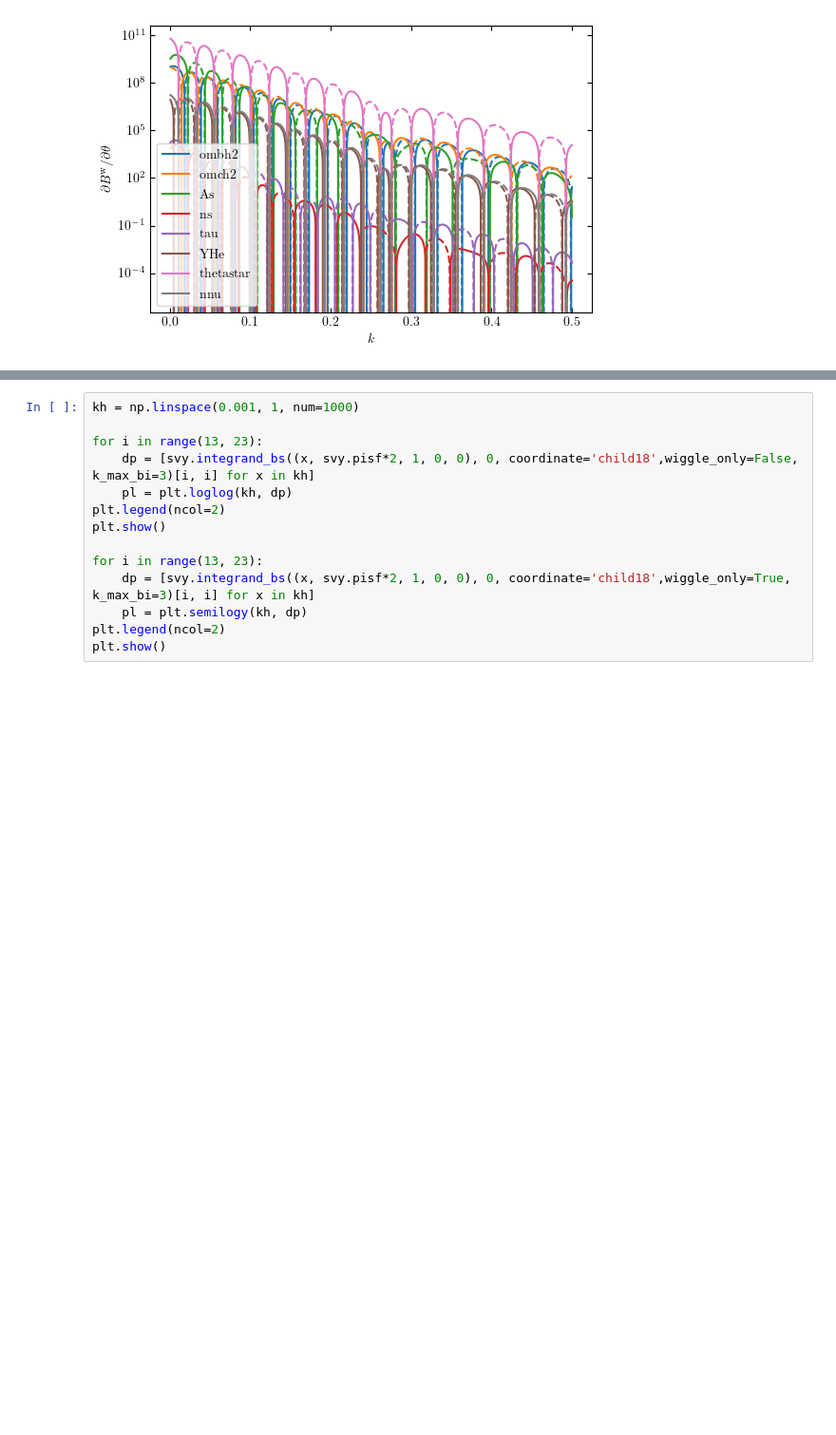
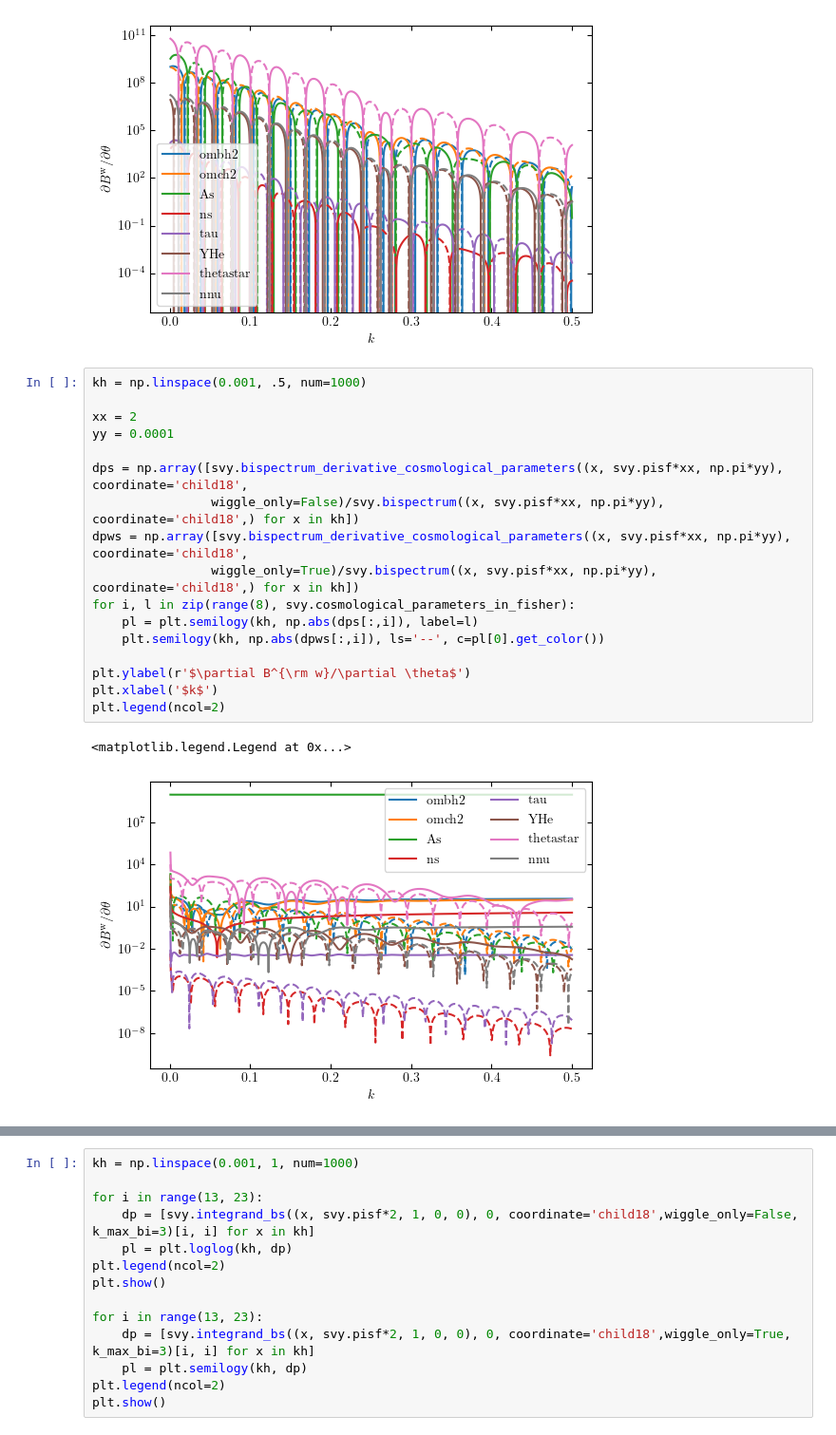
Before and after one commit to yanlongastro/galaxy_survey, a Jupyter notebook: galaxy_survey.ipynb, the cells around one changed output, grey strips where cells are left out. Shown at 95% size. Drawn from its saved outputs; the diff is of its cells as text; blank space fills up the shorter version.

```diff
--- a/galaxy_survey.ipynb
+++ b/galaxy_survey.ipynb
@@ -641,6 +665,26 @@ plt.legend()
 # %% [output]
 <matplotlib.legend.Legend at 0x...>
 [figure]
+# %%
+kh = np.linspace(0.001, .5, num=1000)
+
+xx = 2
+yy = 0.0001
+
+dps = np.array([svy.bispectrum_derivative_cosmological_parameters((x, svy.pisf*xx, np.pi*yy), coordinate='child18',
+                wiggle_only=False)/svy.bispectrum((x, svy.pisf*xx, np.pi*yy), coordinate='child18',) for x in kh])
+dpws = np.array([svy.bispectrum_derivative_cosmological_parameters((x, svy.pisf*xx, np.pi*yy), coordinate='child18',
+                wiggle_only=True)/svy.bispectrum((x, svy.pisf*xx, np.pi*yy), coordinate='child18',) for x in kh])
+for i, l in zip(range(8), svy.cosmological_parameters_in_fisher):
+    pl = plt.semilogy(kh, np.abs(dps[:,i]), label=l)
+    plt.semilogy(kh, np.abs(dpws[:,i]), ls='--', c=pl[0].get_color())
+
+plt.ylabel(r'$\partial B^{\rm w}/\partial \theta$')
+plt.xlabel('$k$')
+plt.legend(ncol=2)
+# %% [output]
+<matplotlib.legend.Legend at 0x...>
+[figure, added]
 # %%
 kh = np.linspace(0.001, 1, num=1000)
 
```
Also changed, not shown: parts of 15 cells of this notebook, 3 other files.
